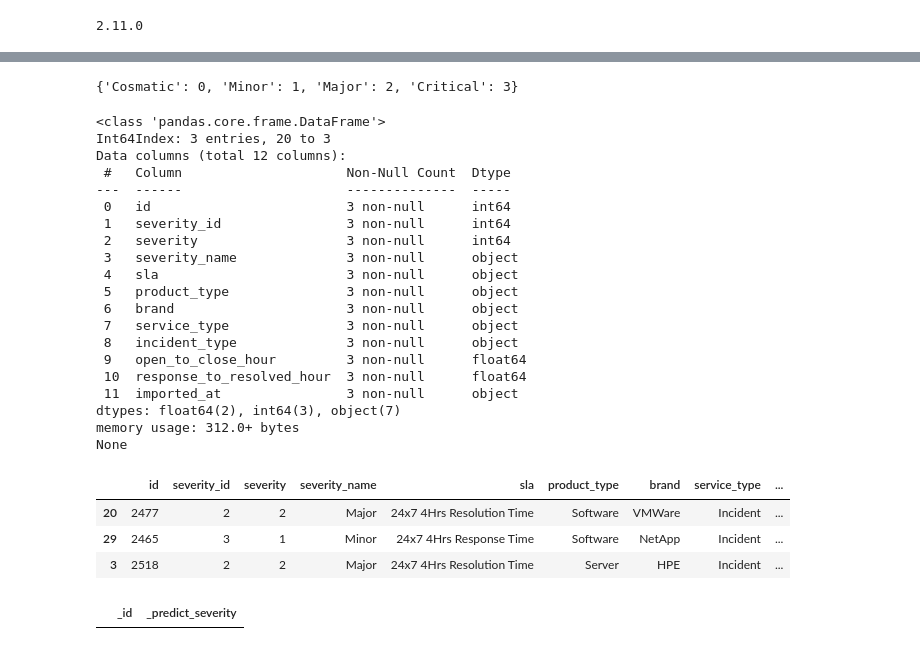
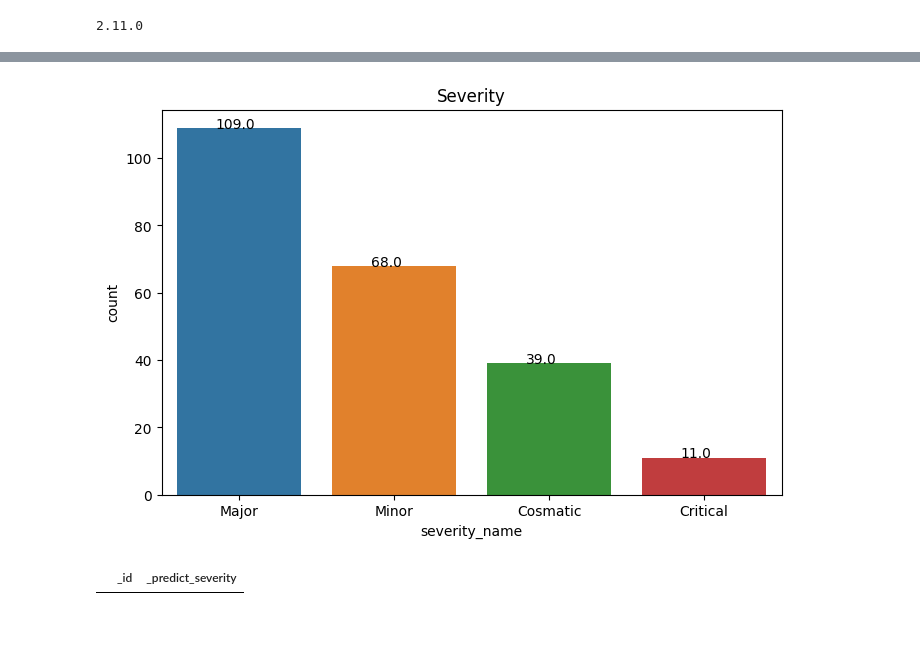
Before and after one commit to technqvi/MyYoutube-Demo, a Jupyter notebook: google_data_ai/t5-evaluate-model-prediction-on-test-data.ipynb, the cells around one changed output, grey strips where cells are left out. Saved outputs shown, nothing was run; the diff lists cells and outputs as text; code cells hidden in the pictures.

```diff
--- a/google_data_ai/t5-evaluate-model-prediction-on-test-data.ipynb
+++ b/google_data_ai/t5-evaluate-model-prediction-on-test-data.ipynb
@@ -19,10 +19,23 @@ print(tf.__version__)
 # %%
-unUsedColtoPredict=['severity','id','severity_id','severity_name','imported_at']
+unUsedColtoPredict=['id','severity','severity_id','severity_name']  # delete cols after prediction
 isLocalModel=True
 
-filePath='../../data/New_Incident.csv'
 
-modelFile_endPoint=2
+isBQToCSV=True
+
+
+modelFile_endPoint=1
+#1=local(dev)/gcs(clound function) and 2=vertext
 
 localFile=True
+
+projectId='pongthorn'
+dataset_id='DemoSMartDW'
+
+# table_id='new_incident'  # for new coming data
+table_id='test_incident'   # for test data
+
+REGION="asia-southeast1"
+
+PATH_FOLDER_ARTIFACTS="model"
 # %%
@@ -46,8 +86,3 @@ localFile=True
 # %%
-if  localFile:
-    dfNewData=pd.read_csv(filePath)
-
-dfNewData=dfNewData.sample(3)
-print(dfNewData.info())
-# dfNewData
+dfNewData.sample(5)
 # %% [output]
@@ -73,42 +95,15 @@ None
-# %%
-mapping_file="incident_sevirity_to_class.json"
-
-with open(mapping_file, 'r') as json_file:
-     map_sevirity_to_class= json.load(json_file)
-
-
-print(map_sevirity_to_class)
-# %% [output]
-{'Cosmatic': 0, 'Minor': 1, 'Major': 2, 'Critical': 3}
-# %%
-dfNewData.insert(2, 'severity', dfNewData['severity_name'].map(map_sevirity_to_class),True)
-print(dfNewData.info())
-dfNewData
-# %% [output]
-<class 'pandas.core.frame.DataFrame'>
-Int64Index: 3 entries, 20 to 3
-Data columns (total 12 columns):
- #   Column                     Non-Null Count  Dtype
----  ------                     --------------  -----
- 0   id                         3 non-null      int64
- 1   severity_id                3 non-null      int64
- 2   severity                   3 non-null      int64
- 3   severity_name              3 non-null      object
- 4   sla                        3 non-null      object
- 5   product_type               3 non-null      object
- 6   brand                      3 non-null      object
- 7   service_type               3 non-null      object
- 8   incident_type              3 non-null      object
- 9   open_to_close_hour         3 non-null      float64
- 10  response_to_resolved_hour  3 non-null      float64
- 11  imported_at                3 non-null      object
-dtypes: float64(2), int64(3), object(7)
-memory usage: 312.0+ bytes
-None
-|  | id | severity_id | severity | severity_name | sla | product_type | brand | service_type | ... |
-| 20 | 2477 | 2 | 2 | Major | 24x7 4Hrs Resolution Time | Software | VMWare | Incident | ... |
-| 29 | 2465 | 3 | 1 | Minor | 24x7 4Hrs Response Time | Software | NetApp | Incident | ... |
-| 3 | 2518 | 2 | 2 | Major | 24x7 4Hrs Resolution Time | Server | HPE | Incident | ... |
+# %%
+def plot_class(df):
+    fig , ax = plt.subplots(figsize=(8,5))
+    ax =sns.countplot(x='severity_name', data=df,)
+    for p in ax.patches:
+       ax.annotate('{:.1f}'.format(p.get_height()), (p.get_x()+0.25, p.get_height()+0.01))
+    plt.title('Severity')
+    plt.show()
+
+plot_class(dfNewData)
+# %% [output]
+[figure, added]
 # %%
 pdPrediction=pd.DataFrame(columns=['_id','_predict_severity'])
 pdPrediction
```
Also changed, not shown: parts of 15 cells of this notebook.
